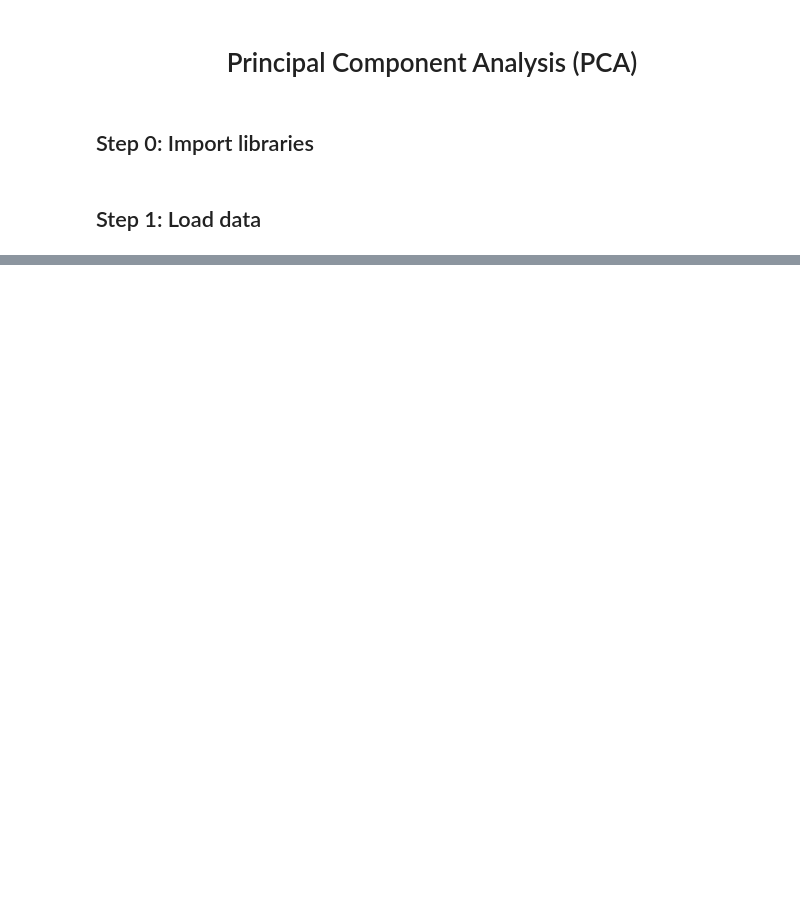
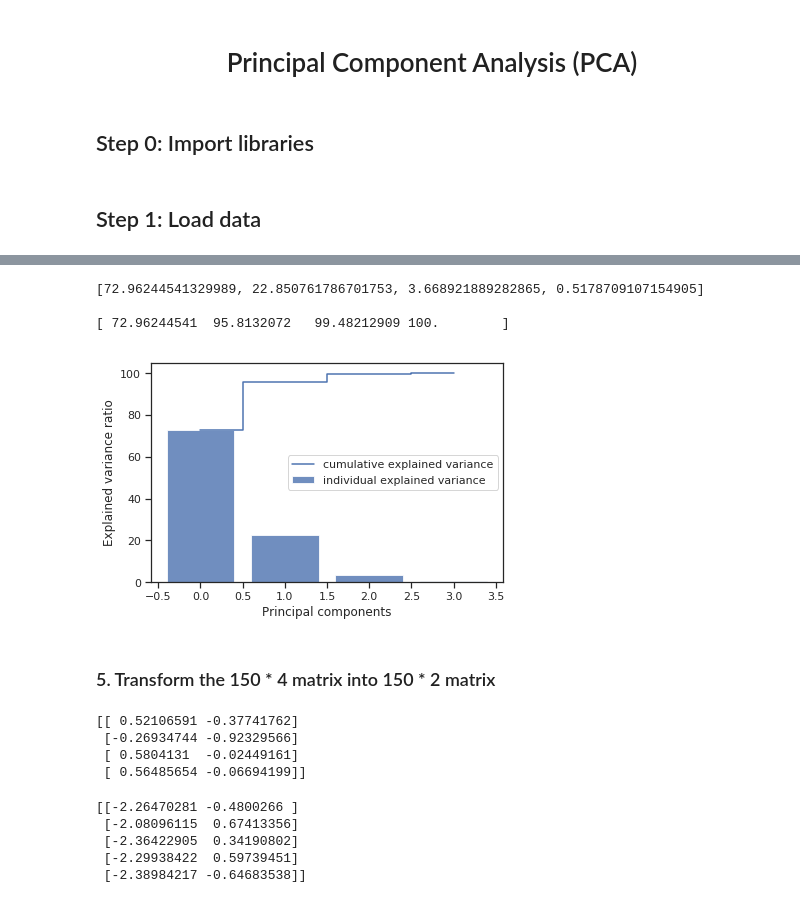
Before and after one commit to xslittlemaggie/Deep-Learning-Machine-Learning-Projects, a Jupyter notebook: PCA from scratch.ipynb, the cells around one changed output, grey strips where cells are left out. Cells and saved outputs as stored; diff of their text form; code cells hidden in the pictures; blank space fills up the shorter version.

```diff
--- a/PCA from scratch.ipynb
+++ b/PCA from scratch.ipynb
@@ -70,0 +63,3 @@ pd.crosstab(result["True"], result["Predicted"])
+# %%
+X_std = StandardScaler().fit_transform(X)
+print(X_std[:5, :])  # print the first 5 rows, all columns
@@ -70,0 +95,6 @@ pd.crosstab(result["True"], result["Predicted"])
+# %%
+cov_mat = np.cov(X_std.T)
+eig_vals, eig_vecs = np.linalg.eig(cov_mat)
+print("Eigenvectors: \n", eig_vecs)
+print()
+print("Eigenvalue: \n", eig_vals)
@@ -70,0 +112,13 @@ pd.crosstab(result["True"], result["Predicted"])
+# %%
+# make a list of (eigenvalue, eigenvector) tuples
+eig_pairs = [(np.abs(eig_vals[i]), eig_vecs[:, i]) for i in range(len(eig_vals))]
+print(eig_pairs)
+print()
+
+# sort the (eigenvalue, eigenvector) tuples from high to low
+eig_pairs.sort(key = lambda x:x[0], reverse = True)
+print("Eigenvalues in descending order:")
+print(eig_pairs)
+print()
+for i in eig_pairs:
+  print(i[0])
@@ -70,0 +135,44 @@ pd.crosstab(result["True"], result["Predicted"])
+# %%
+total = sum(eig_vals)
+val_exp = [(i/total) * 100 for i in sorted(eig_vals, reverse = True)]
+print(val_exp)
+print()
+cum_val_exp = np.cumsum(val_exp)
+print(cum_val_exp)
+# %% [output]
+[72.96244541329989, 22.850761786701753, 3.668921889282865, 0.5178709107154905]
+
+[ 72.96244541  95.8132072   99.48212909 100.        ]
+# %%
+plt.figure(figsize = (6, 4))
+plt.bar(range(4), val_exp, alpha = 0.8, align = 'center', label = "individual explained variance")
+plt.step(range(4), cum_val_exp, where = 'mid', label = 'cumulative explained variance')
+plt.ylabel("Explained variance ratio")
+plt.xlabel("Principal components")
+plt.legend(loc = 'best')
+plt.tight_layout()
+plt.show()
+# %% [output]
+[figure, added]
+# %% [markdown]
+### 5. Transform the 150 * 4 matrix into 150 * 2 matrix
+# %%
+# get the first two eigenvectors corresponding to the highest two eigenvalue
+matrix_w = np.hstack((eig_pairs[0][1].reshape(4, 1),
+                     eig_pairs[1][1].reshape(4, 1)))
+print(matrix_w)
+# %% [output]
+[[ 0.52106591 -0.37741762]
+ [-0.26934744 -0.92329566]
+ [ 0.5804131  -0.02449161]
+ [ 0.56485654 -0.06694199]]
+# %%
+# transform the 4 dim into 2 dim
+PCAs = X_std.dot(matrix_w)
+print(PCAs[:5])
+# %% [output]
+[[-2.26470281 -0.4800266 ]
+ [-2.08096115  0.67413356]
+ [-2.36422905  0.34190802]
+ [-2.29938422  0.59739451]
+ [-2.38984217 -0.64683538]]
```
Also changed, not shown: parts of 24 cells of this notebook.
